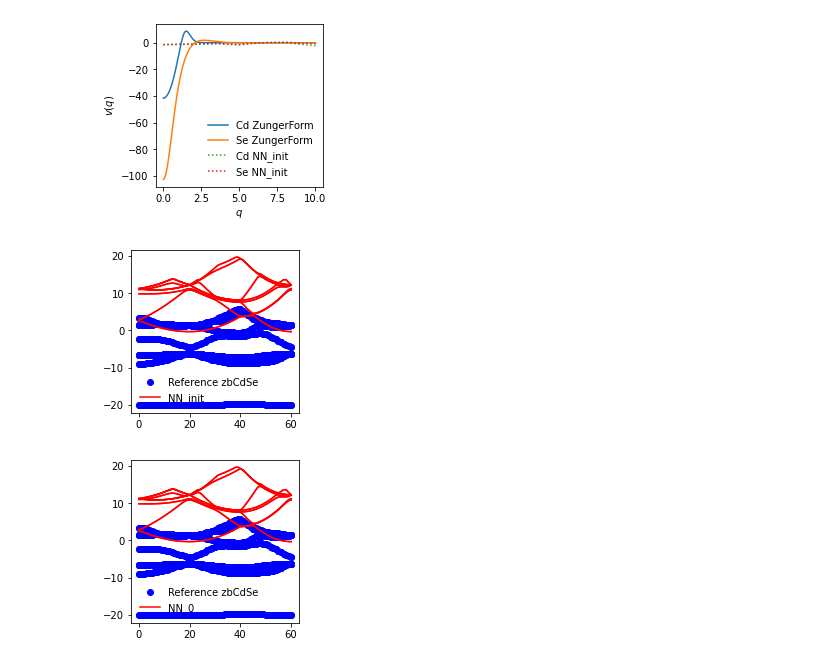
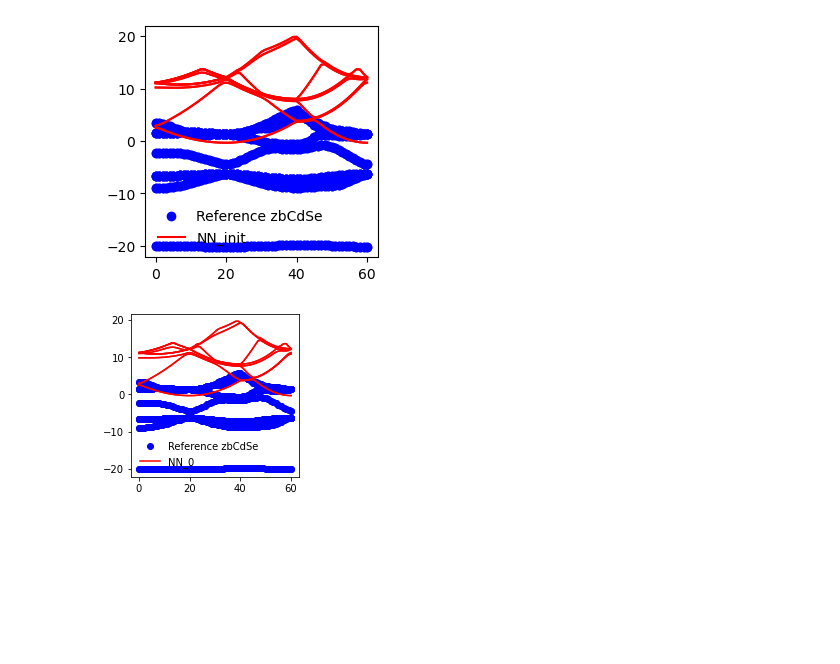
Before and after one commit to TommyLinkl/DeePseudopot, a Jupyter notebook: zbCdSe_fitting_NN.ipynb, the cells around one changed output. Cells and saved outputs as stored; diff of their text form; code cells hidden in the pictures; blank space fills up the shorter version.

```diff
--- a/zbCdSe_fitting_NN.ipynb
+++ b/zbCdSe_fitting_NN.ipynb
@@ -256,28 +299,10 @@ def calcBandStruct(basisStates, nkpt, kpts_coord, nAtoms, cellVolume, nBands):
 # %%
-# Validating on the initialized NN model
+basisStates = basis(maxKE, scale, unitCellVectors, gVectors, cellVolume)
 
-# PPmodel(torch.tensor([[1.0], [2.0]], dtype=torch.float64))
-NN_init = PPmodel(qGrid.view(-1, 1))
-
-CdParams = torch.tensor([-31.4518, 1.3890, -0.0502, 1.6603, 0.0586], dtype=torch.float64)
-SeParams = torch.tensor([8.4921, 4.3513, 1.3600, 0.3227, 0.1746], dtype=torch.float64)
-SParams = torch.tensor([7.6697, 4.5192, 1.3456, 0.3035, 0.2087], dtype=torch.float64)
-PP_order = np.array(["Cd", "Se", "S"])
-totalParams = torch.cat((CdParams.unsqueeze(0), SeParams.unsqueeze(0), SParams.unsqueeze(0)), dim=0)
-
-CdPP = pot_func(qGrid, CdParams)
-SePP = pot_func(qGrid, SeParams)
-# totalPP = torch.cat((CdPP.unsqueeze(0), SePP.unsqueeze(0)), dim=0)
-plotPP([qGrid, qGrid], [CdPP, NN_init[:, 0]], [SePP, NN_init[:, 1]], ["ZungerForm", "NN_init"], ["-", ":"])
-
-
-basisStates = basis(maxKE, scale, unitCellVectors, cellVolume)
-
-NN_init_BandStruct = calcBandStruct(basisStates, nkpt, kpt_zbCdSe, nAtoms, cellVolume, nBands)
+NN_init_BandStruct = calcBandStruct(True, basisStates, nkpt, kpt_zbCdSe, nAtoms, cellVolume, nBands)
 plotBandStruct([Eref_zbCdSe, NN_init_BandStruct], ["bo", "r-"], ["Reference zbCdSe", "NN_init"])
 # %% [output]
-[figure, old version]
+[figure, new version]
-[figure, removed]
 # %%
 learning_rate = 2
 optimizer = torch.optim.Adam(PPmodel.parameters(), lr = learning_rate)
```
Also changed, not shown: parts of 7 cells of this notebook.
